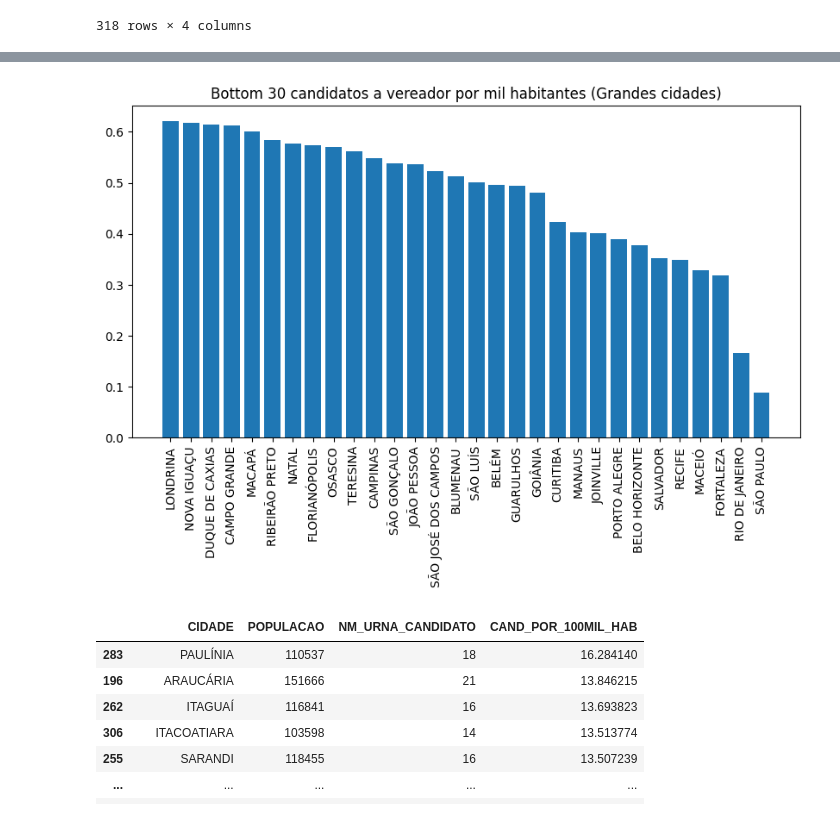
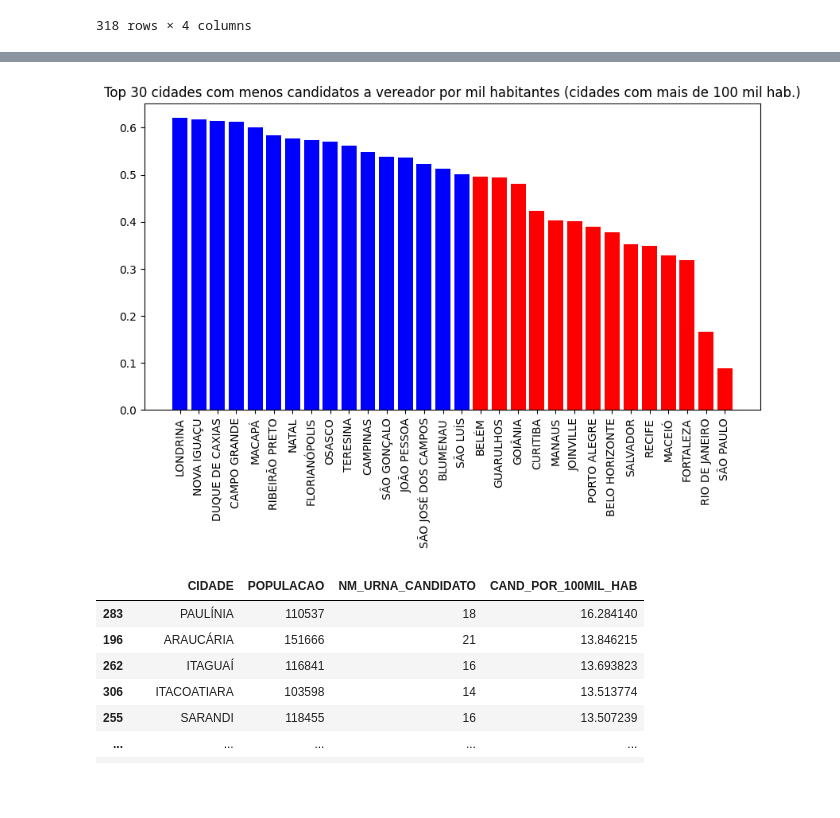
Before and after one commit to nfmmendes/eleicoes-2024-brasil, a Jupyter notebook: Eleições 2024.ipynb, the cells around one changed output, grey strips where cells are left out. Saved outputs shown, nothing was run; the diff lists cells and outputs as text; code cells hidden in the pictures; blank space fills up the shorter version.

```diff
--- a/Eleições 2024.ipynb
+++ b/Eleições 2024.ipynb
@@ -114,11 +116,12 @@ plt.show()
 # %%
+bar_colors = ["red" if x[1]["CAND_POR_MIL_HAB"] < 0.5 else "blue" for x in df_cand_vereador_grandes_cidades[-30:].iterrows()]
 plt.figure(figsize=(10, 5))
-plt.bar(df_cand_vereador_grandes_cidades.iloc[-30:]["CIDADE"], df_cand_vereador_grandes_cidades.iloc[-30:]["CAND_POR_MIL_HAB"])
-plt.title("Bottom 30 candidatos a vereador por mil habitantes (Grandes cidades)")
+plt.bar(df_cand_vereador_grandes_cidades.iloc[-30:]["CIDADE"], df_cand_vereador_grandes_cidades.iloc[-30:]["CAND_POR_MIL_HAB"], color=bar_colors)
+plt.title("Top 30 cidades com menos candidatos a vereador por mil habitantes (cidades com mais de 100 mil hab.)")
 plt.xticks(rotation=90)
 plt.show()
 # %% [output]
-[figure, old version]
+[figure, new version]
 # %%
 df_cand_prefeito_vice_grandes_cidades = df_candidatos_prefeito_vice[df_candidatos_prefeito_vice["NM_UE"].isin(lista_de_cidades)]\
 [["NM_UE", "NM_URNA_CANDIDATO"]].groupby(["NM_UE"]).count()
```
Also changed, not shown: parts of 4 cells of this notebook.
